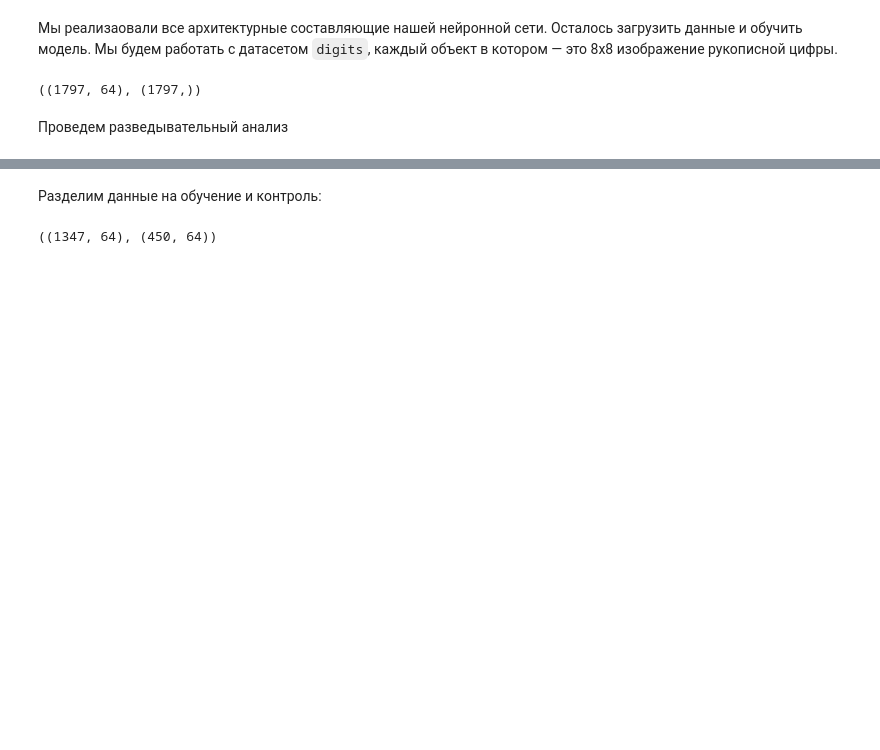
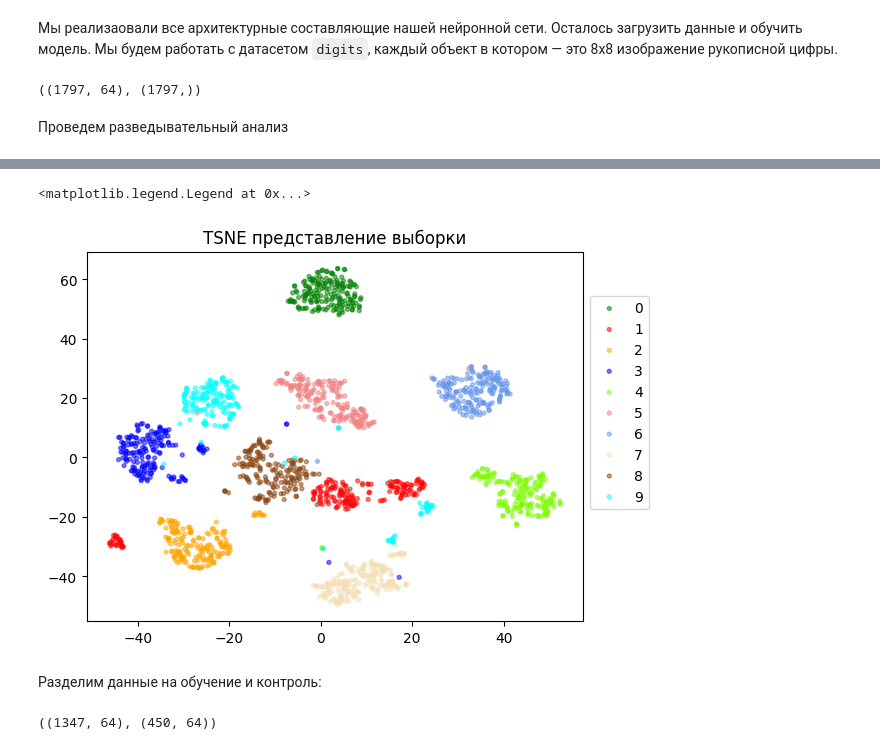
Before and after one commit to Dont4rootMe/Dense-NN, a Jupyter notebook: dense-NN.ipynb, the cells around one changed output, grey strips where cells are left out. Saved outputs shown, nothing was run; the diff lists cells and outputs as text; code cells hidden in the pictures; blank space fills up the shorter version.

```diff
--- a/dense-NN.ipynb
+++ b/dense-NN.ipynb
@@ -733,3 +748,30 @@ for dig in np.unique(y):
+# %%
+tsne = TSNE(n_components=2)
+embeddings = tsne.fit_transform(X)
+mapper = {
+    0: 'green',
+    1: 'red',
+    2: 'orange',
+    3: 'blue',
+    4: 'lawngreen',
+    5: 'lightcoral',
+    6: 'cornflowerblue',
+    7: 'wheat',
+    8: 'saddlebrown',
+    9: 'aqua'
+}
+colors = np.array(list(map(lambda x: mapper[x], y.tolist())))
+
+for i in range(10):
+    indexes = np.where(y == i)[0]
+    plt.scatter(embeddings[indexes, 0], embeddings[indexes, 1],
+                c=colors[indexes], label=f'{i}', alpha=0.5, s=8)
+
+plt.title('TSNE представление выборки')
+plt.legend(bbox_to_anchor=(1, 0.9))
+# %% [output]
+<matplotlib.legend.Legend at 0x...>
+[figure, added]
 # %% [markdown]
 Разделим данные на обучение и контроль:
 # %%
```
Also changed, not shown: parts of 21 cells of this notebook.
